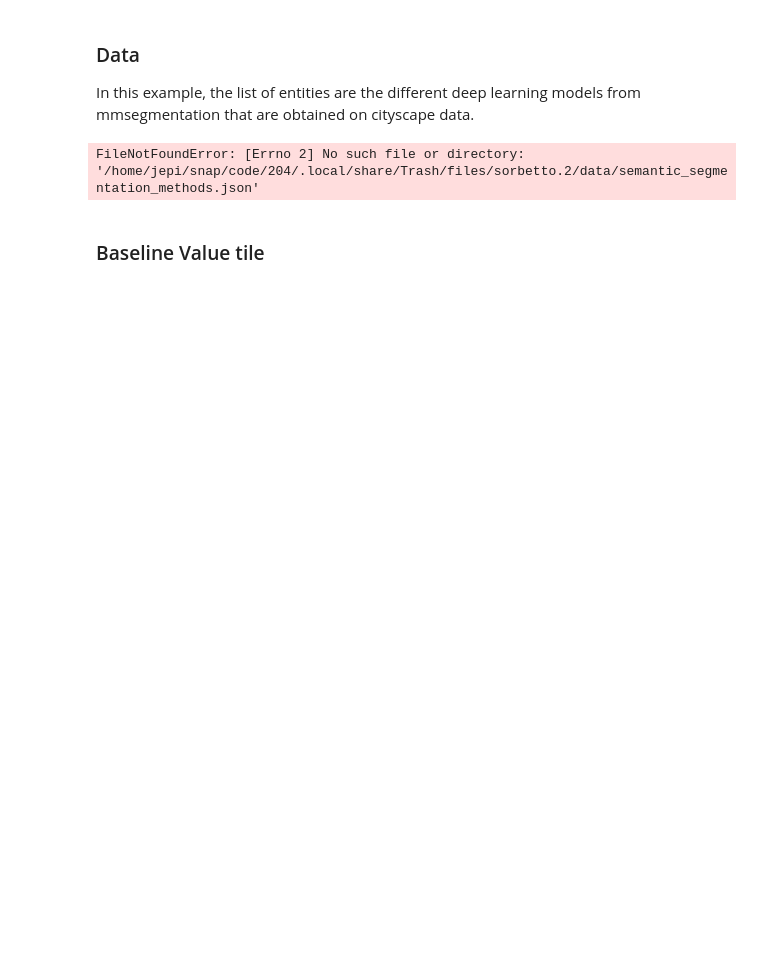
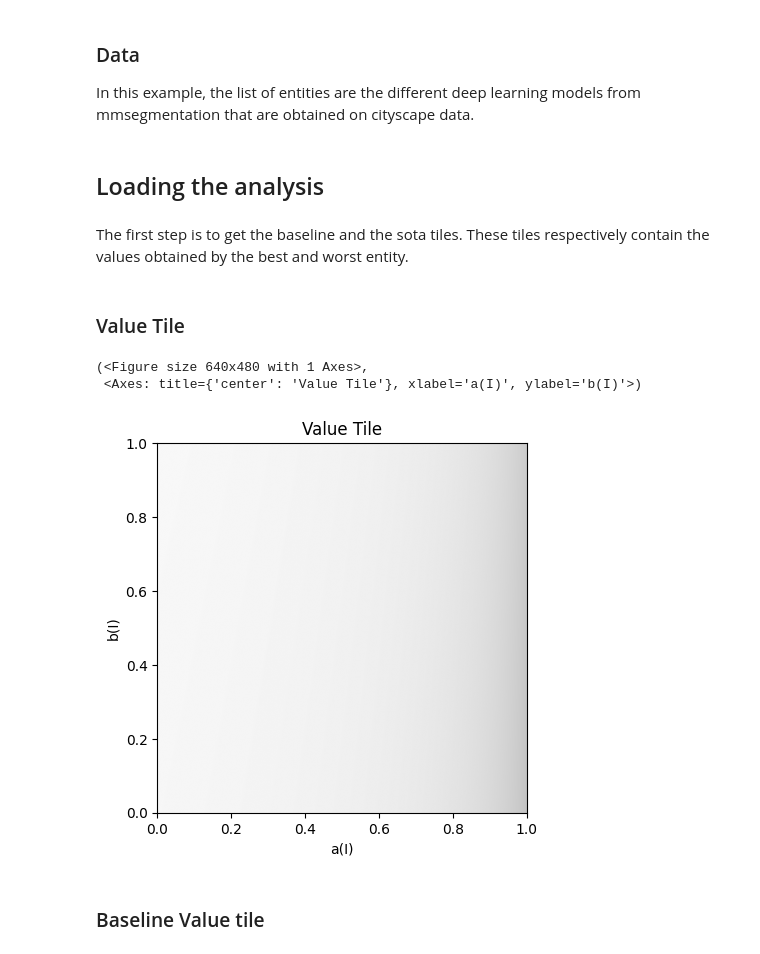
Before and after one commit to uliege-performance/sorbetto, a Jupyter notebook: examples/method_designer.ipynb, the cells around one changed output. Cells and saved outputs as stored; diff of their text form; code cells hidden in the pictures; blank space fills up the shorter version.

Commit message:
[ADD] examples on method designer + application dev

```diff
--- a/examples/method_designer.ipynb
+++ b/examples/method_designer.ipynb
@@ -40,8 +26,6 @@ In this example, the list of entities are the different deep learning models fro
 # %%
 # loading data
 
-from sorbetto.core.entity import Entity
-from sorbetto.performance.two_class_classification import TwoClassClassificationPerformance
 
 PATH_DATA = os.path.join(os.getcwd(), 'data', 'semantic_segmentation_methods.json')
 
@@ -51,6 +35,21 @@ MAP_DATASETS = {
     'Pascal VOC 2012': '♦',
     'COCO-Stuff 164k': '♣'
 }
+
+def get_colors ( num_colors ) :
+    x = np.linspace ( 0.0 , 1.0 , num_colors )
+    a = np.floor ( x * x * np.sqrt ( num_colors ) )
+    v = 1.0 - a / ( np.max ( a ) + 1 )
+    h = x * x * ( np.max ( a ) + 1 )
+    h = h - np.floor ( h )
+    hsv = np.ones ( [num_colors,3] )
+    hsv [:,0] = h
+    hsv [:,1] = v
+    hsv [:,2] = 1.0
+    rgb = hsv_to_rgb( hsv )
+    rgba = np.ones ( [num_colors,4] )
+    rgba [:,0:3] = rgb
+    return rgba
 
 def read_json(filePath:str):
     """
@@ -88,8 +87,4 @@ def read_data(filePath:str = PATH_DATA):
 
     return processed_data
 
-
-
 data = read_data()
-# %% [output]
-FileNotFoundError: [Errno 2] No such file or directory: '/home/jepi/snap/code/204/.local/share/Trash/files/sorbetto.2/data/semantic_segmentation_methods.json'
@@ -105,3 +91,23 @@ method_analysis = AnalysisForMethodDesigner(
+# %% [markdown]
+## Loading the analysis
+# %%
+param = ParameterizationDefault()
+
+analysis = AnalysisForMethodDesigner(entities=data,
+                                     parameterization=param,
+                                     resolution=1001)
+# %% [markdown]
+The first step is to get the baseline and the sota tiles. These tiles respectively contain the values obtained by the best and worst entity.
+# %% [markdown]
+### Value Tile
+# %%
+id_entity = 5
+val_tile = analysis.getValueTile(entity=data[id_entity])
+val_tile.draw()
+# %% [output]
+(<Figure size 640x480 with 1 Axes>,
+ <Axes: title={'center': 'Value Tile'}, xlabel='a(I)', ylabel='b(I)'>)
+[figure, added]
 # %% [markdown]
 ### Baseline Value tile
 # %%
```
Also changed, not shown: parts of 14 cells of this notebook.
